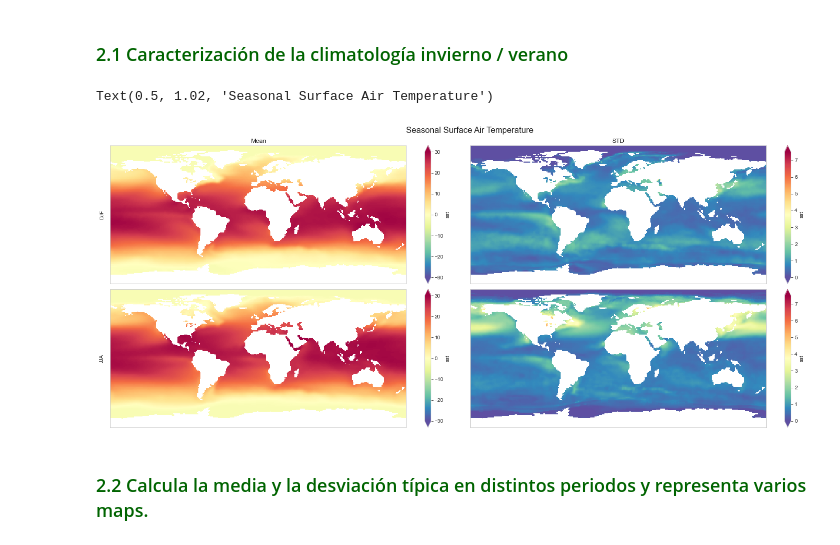
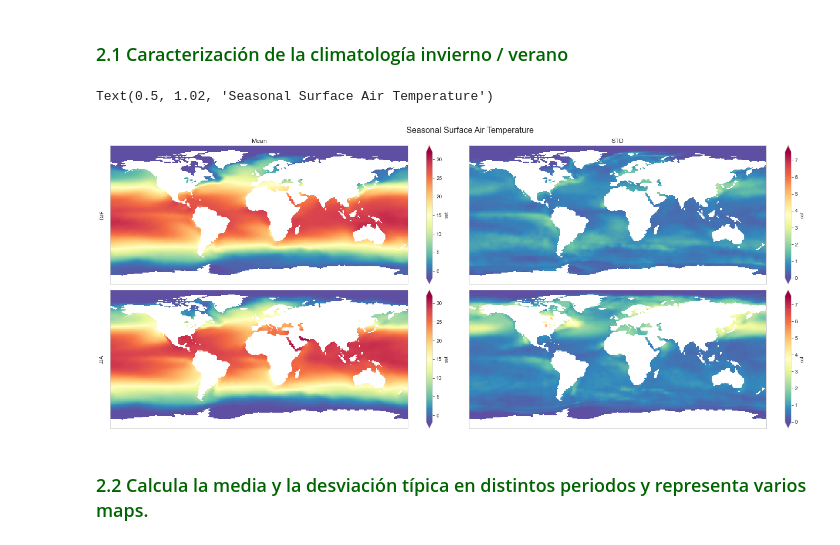
Before and after one commit to nagoremeabe/primera_practica_analisis, a Jupyter notebook: ejercicio_1.ipynb, the cells around one changed output. Cells and saved outputs as stored; diff of their text form; code cells hidden in the pictures.

```diff
--- a/ejercicio_1.ipynb
+++ b/ejercicio_1.ipynb
@@ -722,42 +722,42 @@ fig, axes = plt.subplots(nrows=2, ncols=2, figsize=(20, 8))
 for i, season in enumerate(("DJF","JJA")):
     ds_mean["sst"].sel(season=season).plot.pcolormesh(
         ax=axes[i, 0],
-        vmin=-30,
-        vmax=30,
+        vmin=ds_mean["sst"].min(),
+        vmax=ds_mean["sst"].max(),
         cmap="Spectral_r",
         add_colorbar=True,
         extend="both",
     )
 
     ds_std["sst"].sel(season=season).plot.pcolormesh(
         ax=axes[i, 1],
         vmin=ds_std["sst"].min(),
         vmax=ds_std["sst"].max(),
         cmap="Spectral_r",
         add_colorbar=True,
         extend="both",
     )
 
     axes[i, 0].set_ylabel(season)
     axes[i, 1].set_ylabel("")
 
 for ax in axes.flat:
     ax.axes.get_xaxis().set_ticklabels([])
     ax.axes.get_yaxis().set_ticklabels([])
     ax.axes.axis("tight")
     ax.set_xlabel("")
 
 axes[0, 0].set_title("Mean")
 axes[0, 1].set_title("STD")
 axes[1, 0].set_title('')
 axes[1, 1].set_title('')
 
 plt.tight_layout()
 
 fig.suptitle('Seasonal Surface Air Temperature', fontsize=16, y=1.02)
 # %% [output]
 Text(0.5, 1.02, 'Seasonal Surface Air Temperature')
-[figure, old version]
+[figure, new version]
 # %% [markdown]
 ### <span style='color:darkgreen'>2.2 Calcula la media y la desviación típica en distintos periodos y representa varios maps.</span>
 # %% [markdown]
```
